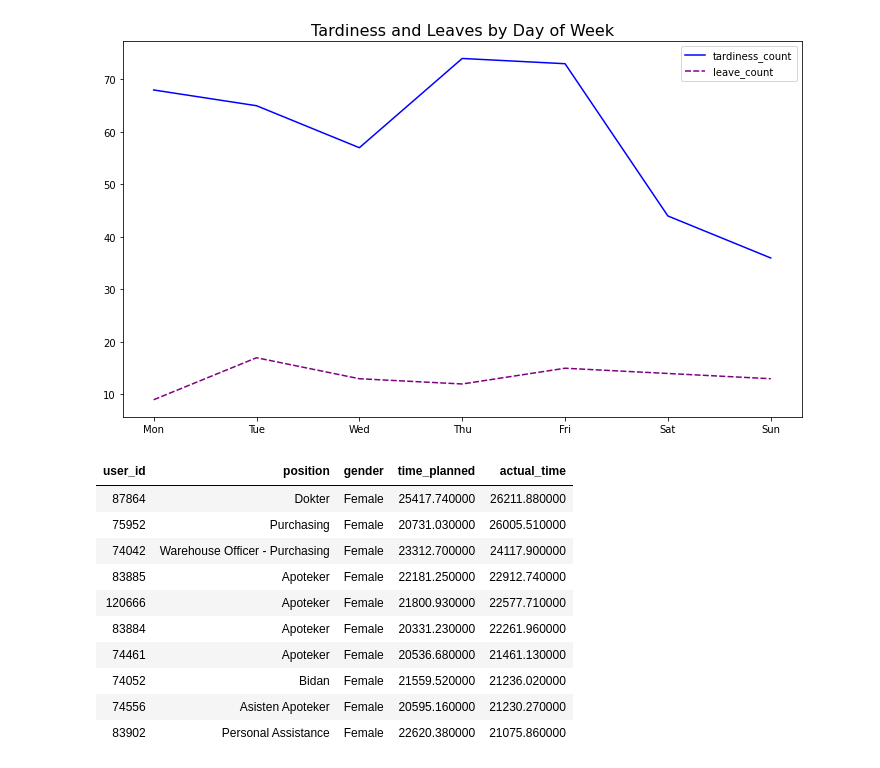
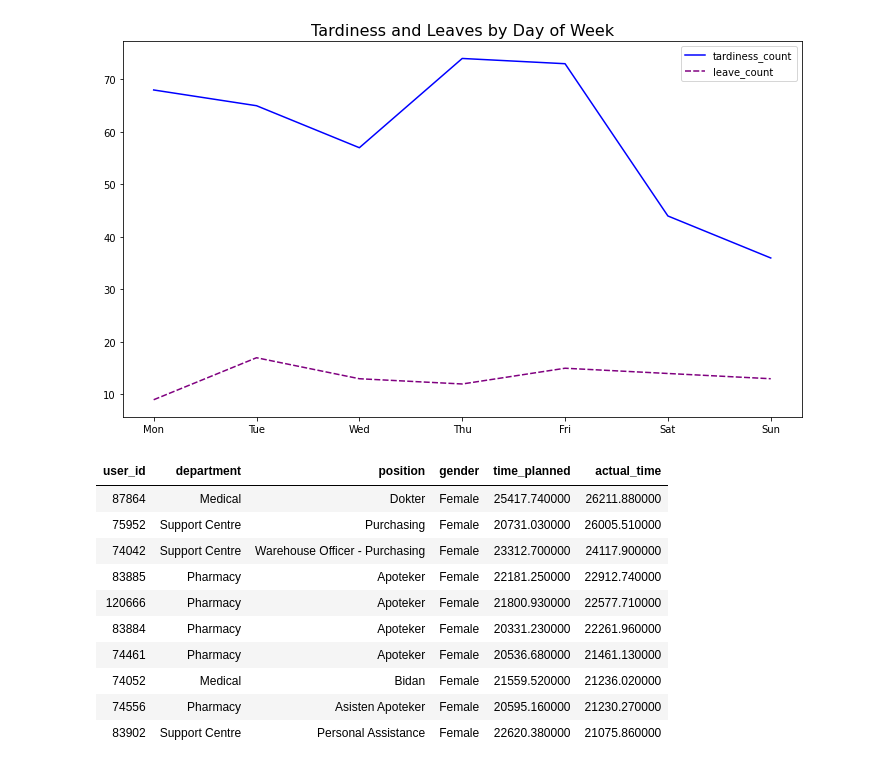
Before and after one commit to ebernardino01/DataAnalystPortfolio, a Jupyter notebook: Clockster/Clockster_Data_Analysis_Notebook.ipynb, the cells around one changed output. Saved outputs shown, nothing was run; the diff lists cells and outputs as text; code cells hidden in the pictures.

```diff
--- a/Clockster/Clockster_Data_Analysis_Notebook.ipynb
+++ b/Clockster/Clockster_Data_Analysis_Notebook.ipynb
@@ -883,32 +882,32 @@ plt.show()
 # %%
 # Add calculations for work time
 sch_att_user['actual_time'] = (
     sch_att_user['logout_datetime'] - sch_att_user['login_datetime']
 ).astype('timedelta64[s]')
 
 # Compare average plan and actual times for each employee
-emp_cols = ['user_id', 'position', 'gender']
+emp_cols = ['user_id', 'department', 'position', 'gender']
 actual_worktime_by_emp = \
     sch_att_user.groupby(emp_cols).agg(
         time_planned=('time_planned', np.mean),
         actual_time=('actual_time', np.mean)
     ).reset_index().round(2)
 actual_worktime_by_emp = \
     actual_worktime_by_emp.sort_values(
         by='actual_time',
         ascending=False
     )
 actual_worktime_by_emp.head(10).style.hide(axis='index')
 # %% [output]
-| user_id | position | gender | time_planned | actual_time |
-| 87864 | Dokter | Female | 25417.740000 | 26211.880000 |
-| 75952 | Purchasing | Female | 20731.030000 | 26005.510000 |
-| 74042 | Warehouse Officer - Purchasing | Female | 23312.700000 | 24117.900000 |
-| 83885 | Apoteker | Female | 22181.250000 | 22912.740000 |
-| 120666 | Apoteker | Female | 21800.930000 | 22577.710000 |
-| 83884 | Apoteker | Female | 20331.230000 | 22261.960000 |
-| 74461 | Apoteker | Female | 20536.680000 | 21461.130000 |
-| 74052 | Bidan | Female | 21559.520000 | 21236.020000 |
-| 74556 | Asisten Apoteker | Female | 20595.160000 | 21230.270000 |
-| 83902 | Personal Assistance | Female | 22620.380000 | 21075.860000 |
+| user_id | department | position | gender | time_planned | actual_time |
+| 87864 | Medical | Dokter | Female | 25417.740000 | 26211.880000 |
+| 75952 | Support Centre | Purchasing | Female | 20731.030000 | 26005.510000 |
+| 74042 | Support Centre | Warehouse Officer - Purchasing | Female | 23312.700000 | 24117.900000 |
+| 83885 | Pharmacy | Apoteker | Female | 22181.250000 | 22912.740000 |
+| 120666 | Pharmacy | Apoteker | Female | 21800.930000 | 22577.710000 |
+| 83884 | Pharmacy | Apoteker | Female | 20331.230000 | 22261.960000 |
+| 74461 | Pharmacy | Apoteker | Female | 20536.680000 | 21461.130000 |
+| 74052 | Medical | Bidan | Female | 21559.520000 | 21236.020000 |
+| 74556 | Pharmacy | Asisten Apoteker | Female | 20595.160000 | 21230.270000 |
+| 83902 | Support Centre | Personal Assistance | Female | 22620.380000 | 21075.860000 |
 # %%
```
Also changed, not shown: parts of 5 cells of this notebook.
